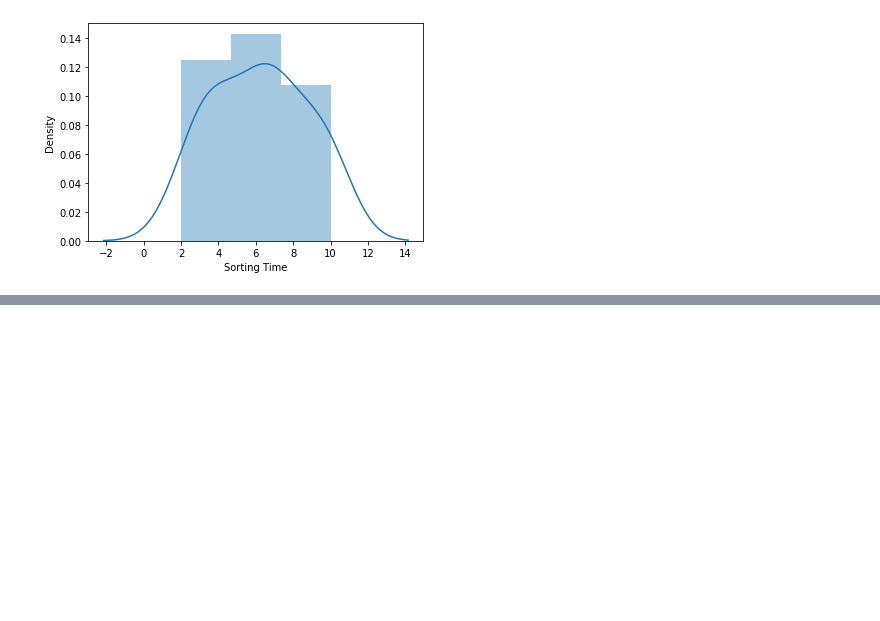
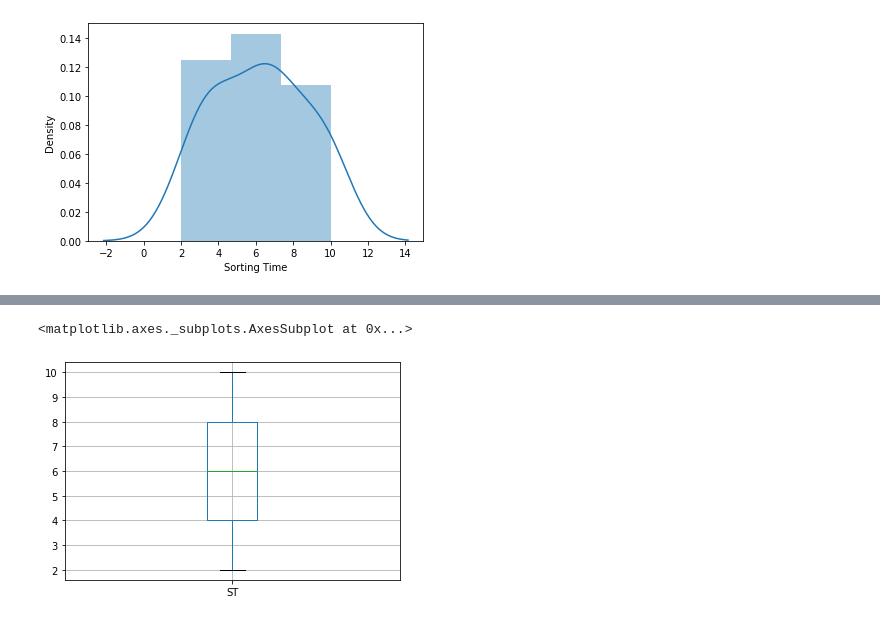
Before and after one commit to tusharsuthar4828/DataScience_Assigments, a Jupyter notebook: SimpleLinearDeliveryTime.ipynb, the cells around one changed output, grey strips where cells are left out. Cells and saved outputs as stored; diff of their text form; code cells hidden in the pictures; blank space fills up the shorter version.

```diff
--- a/SimpleLinearDeliveryTime.ipynb
+++ b/SimpleLinearDeliveryTime.ipynb
@@ -74,3 +95,9 @@ dataset
+# %%
+#Box plot
+dataset.boxplot(column=['ST'])
+# %% [output]
+<matplotlib.axes._subplots.AxesSubplot at 0x...>
+[figure, added]
 # %%
 # Correlation Analysis
 dataset.corr()
```
Also changed, not shown: parts of 29 cells of this notebook.
